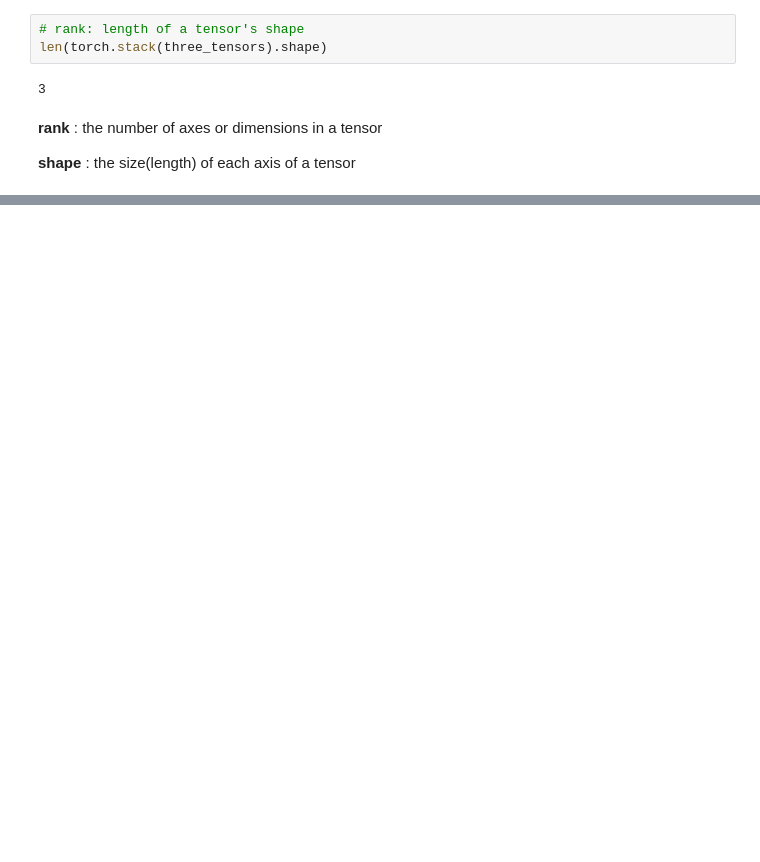
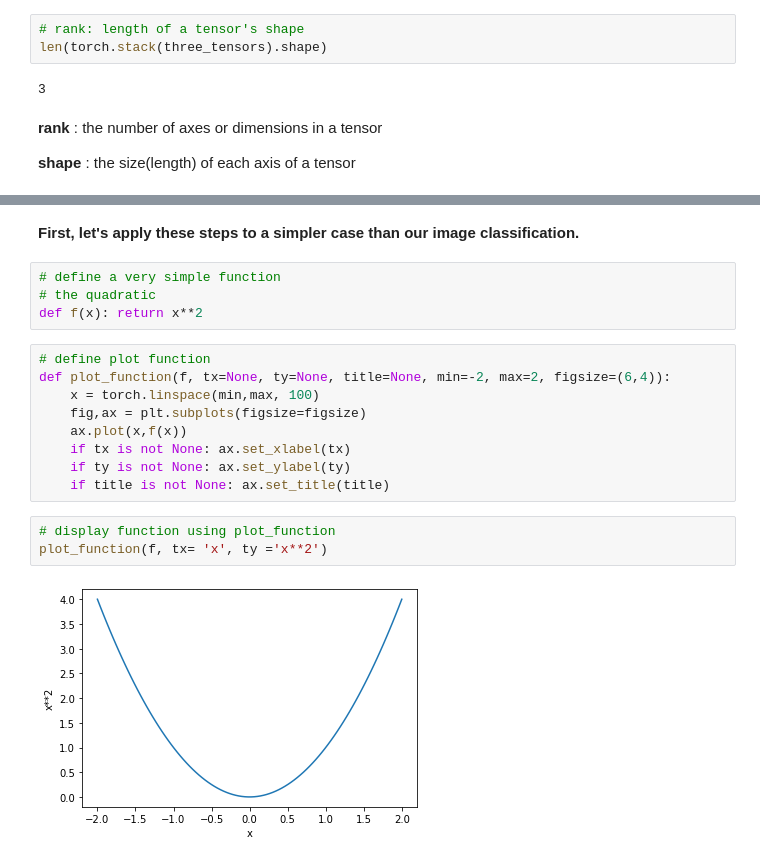
Before and after one commit to ttcielott/Deep_Learning_for_Coders_with-Fastai_and_PyTorch, a Jupyter notebook: Chapter4_Under_the_hood.ipynb, the cells around one changed output, grey strips where cells are left out. Cells and saved outputs as stored; diff of their text form; blank space fills up the shorter version.

```diff
--- a/Chapter4_Under_the_hood.ipynb
+++ b/Chapter4_Under_the_hood.ipynb
@@ -221,0 +519,20 @@ stacked_sevens = torch.stack(seven_tensors) / 255
+# %% [markdown]
+**First, let's apply these steps to a simpler case than our image classification.**
+# %%
+# define a very simple function
+# the quadratic
+def f(x): return x**2
+# %%
+# define plot function
+def plot_function(f, tx=None, ty=None, title=None, min=-2, max=2, figsize=(6,4)):
+    x = torch.linspace(min,max, 100)
+    fig,ax = plt.subplots(figsize=figsize)
+    ax.plot(x,f(x))
+    if tx is not None: ax.set_xlabel(tx)
+    if ty is not None: ax.set_ylabel(ty)
+    if title is not None: ax.set_title(title)
+# %%
+# display function using plot_function
+plot_function(f, tx= 'x', ty ='x**2')
+# %% [output]
+[figure, added]
```
Also changed, not shown: parts of 64 cells of this notebook.
